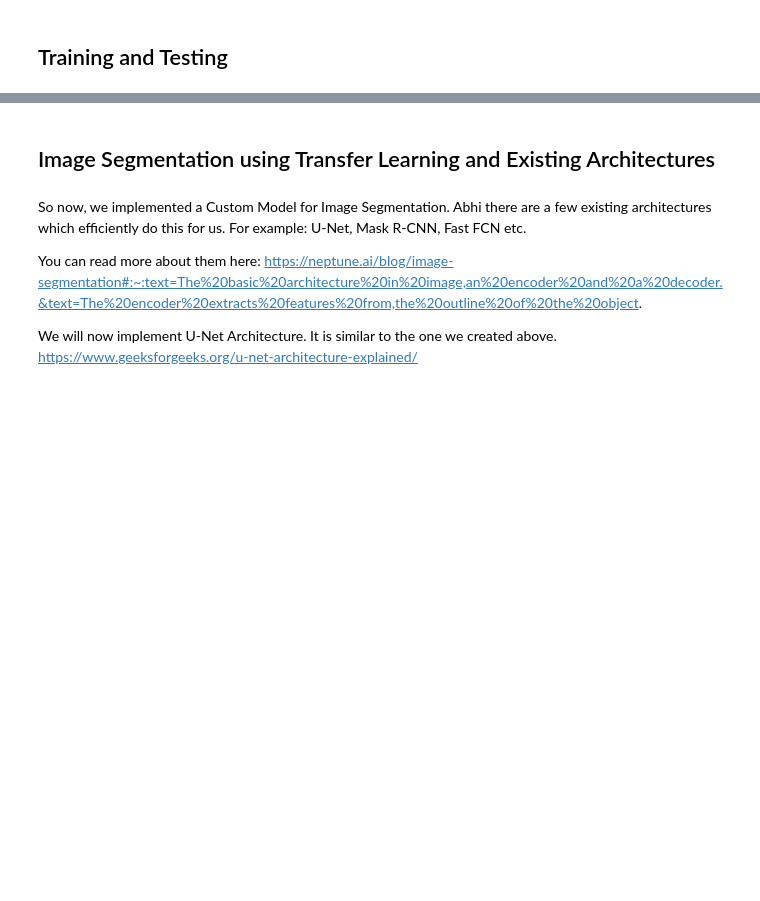
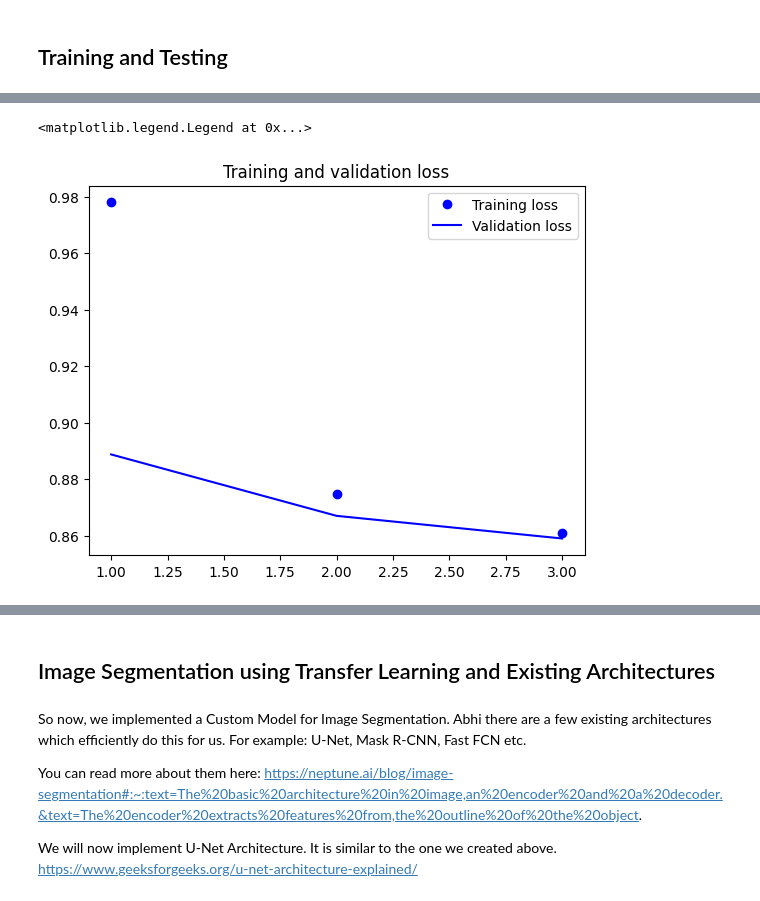
Before and after one commit to PruthaKulkarni10/Synapse_LP, a Jupyter notebook: Copy_of_Synapse_CV_Week_2_Task.ipynb, the cells around one changed output, grey strips where cells are left out. Saved outputs shown, nothing was run; the diff lists cells and outputs as text; code cells hidden in the pictures; blank space fills up the shorter version.

```diff
--- a/Copy_of_Synapse_CV_Week_2_Task.ipynb
+++ b/Copy_of_Synapse_CV_Week_2_Task.ipynb
@@ -99,7 +99,7 @@ from imutils import paths
 img_size = (200,200)# set it as 200x200 ka tuple
 num_imgs = len(input_img_paths)
 
-random.Random(1337) # Shuffle the Paths (input_img_paths and target_paths)
+random.Random(1337) # Shuffle the Paths (input_img_paths and target_paths), shuffled so that no bias??
 random.shuffle(input_img_paths)
 random.shuffle(target_paths)
 
@@ -111,6 +111,7 @@ def path_to_input_image(path):
 # Create function to load target image from path
 def path_to_target(path):
     img = img_to_array(load_img(path, color_mode='grayscale', target_size=img_size))
+    img = img.astype("uint8") - 1
     return img
 
 input_imgs = np.zeros((num_imgs,) + img_size + (3,), dtype="float32")
@@ -132,25 +133,3 @@ A Image Segmentation Model, at its core, typically comprises a convolutional neu
 Each Conv2D layer in the encoder applies filters to the input image, extracting low-level to high-level features. As you move deeper into the encoder, the spatial dimensions of the feature maps typically decrease while the depth (number of channels) increases.
 
 Conv2DTranspose layers are employed in the decoder to upsample the feature maps, gradually increasing the spatial dimensions while reducing the number of channels. Skip connections are often added between corresponding encoder and decoder layers to preserve fine-grained details.
-# %%
-def get_model(img_size, num_classes):
-    inputs = keras.Input(shape=img_size + (3,))
-    x = # Create a Rescaling layer to convert the range [0,255] to [0,1]
-
-    # Similarly add 6 Conv2D Layers with Relu Activation, Strides as required in alternate layers (for layers with even index) (Try khudse) and padding so that output size is equal to input size.
-    # This Block acts as our Encoder Block to understand features of the Input Image
-    x
-
-    # Now add 6 Conv2DTranspose Layers with Relu, strides in alternate layers (for layers with odd indexes) and same padding.
-    '''This Block acts as our Decoder Block to regenerate the Image from the Convoluted Feature Map. This allows for linking and expanding
-    the Segmented Features to the original Image.'''
-    x
-    # Finally, add a softmax with same padding to get the final Segmented Image
-    outputs =
-
-    # Create the Model using the Model API
-    model = keras.Model
-    return model
-
-model = get_model(img_size=img_size, num_classes=3) # Why num_classes = 3 here? Batao Sochke
-model.summary()
@@ -157,16 +187,16 @@ model.summary()
 # %%
-model.compile(optimizer="adam", loss=) # Use appropriate Loss function (Hint: Images use kar rhe hai toh konsa use hoga?)
+model.compile(optimizer='adam', loss= 'sparse_categorical_crossentropy', metrics=['accuracy'])
+
+ # Use appropriate Loss function (Hint: Images use kar rhe hai toh konsa use hoga?)
 # Callbacks: https://keras.io/api/callbacks/
 # We are saving this model after each epoch so that bichme agar band hogaya toh bhi we have somewhere to start with
-callbacks = [
-    keras.callbacks.ModelCheckpoint("oxford_segmentation.x",
-                                    save_best_only=True, verbose=2)
-]
+callbacks = [keras.callbacks.ModelCheckpoint("oxford_segmentation.x",
+                                    save_best_only=True, verbose=2)]
 # %% [markdown]
 ## Training and Testing
 # %%
 # Train the Model for 3 epochs with the batch size of 64, make sure to set the callbacks parameter
 # 3 epochs se jyda kiya toh Colab Crash hota sadly.. if you wanna do more, try kaggle pe ya locally
-history = model.fit(train_input_imgs, train_targets,
 
-                    validation_data=(val_input_imgs, val_targets))
+history = model.fit(train_input_imgs, train_targets, epochs = 3, batch_size = 64,
+                    validation_data=(val_input_imgs, val_targets), callbacks=callbacks)
@@ -173,12 +213,15 @@ history = model.fit(train_input_imgs, train_targets,
 # %%
 # Plotting Loss
 epochs = range(1, len(history.history["loss"]) + 1)
-loss = # history me se Loss nikalo
-val_loss = # history me se validation loss nikalo
+loss = history.history['loss'] # history me se Loss nikalo
+val_loss = history.history['val_loss'] # history me se validation loss nikalo
 plt.figure()
 plt.plot(epochs, loss, "bo", label="Training loss")
 plt.plot(epochs, val_loss, "b", label="Validation loss")
 plt.title("Training and validation loss")
 plt.legend()
+# %% [output]
+<matplotlib.legend.Legend at 0x...>
+[figure, added]
 # %%
 # Load the Saved Model using load_model
```
Also changed, not shown: parts of 20 cells of this notebook.
